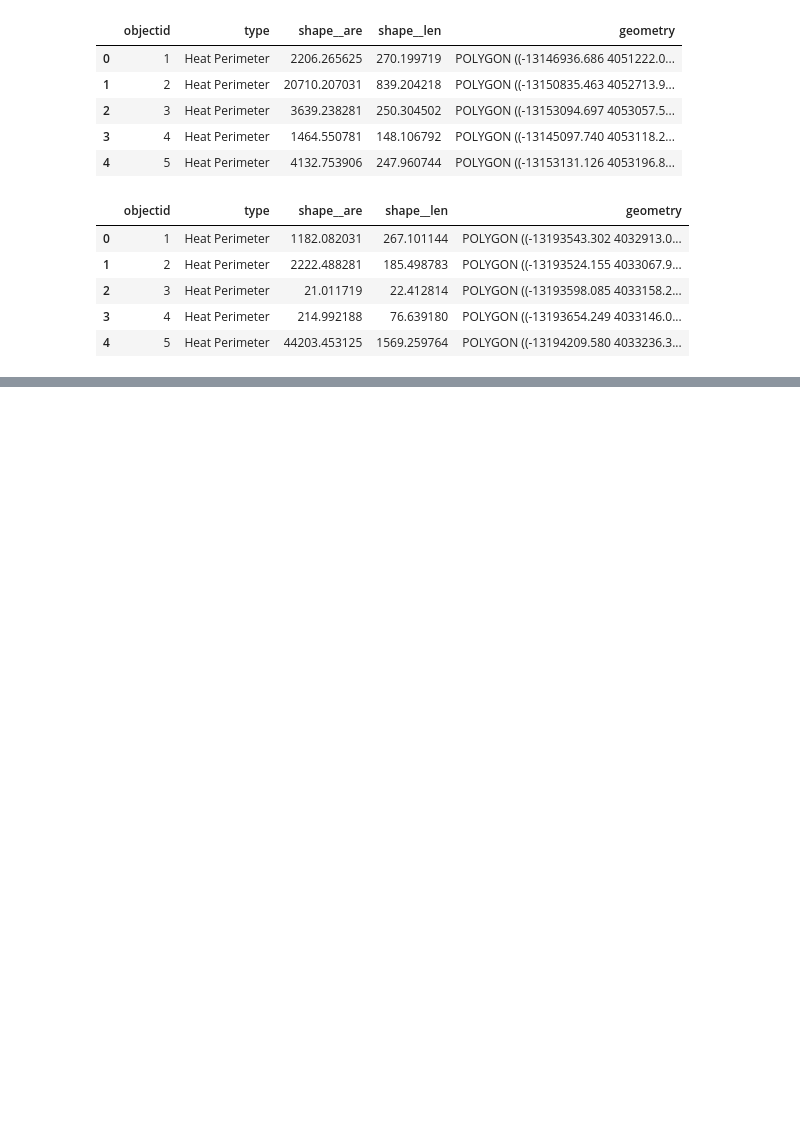
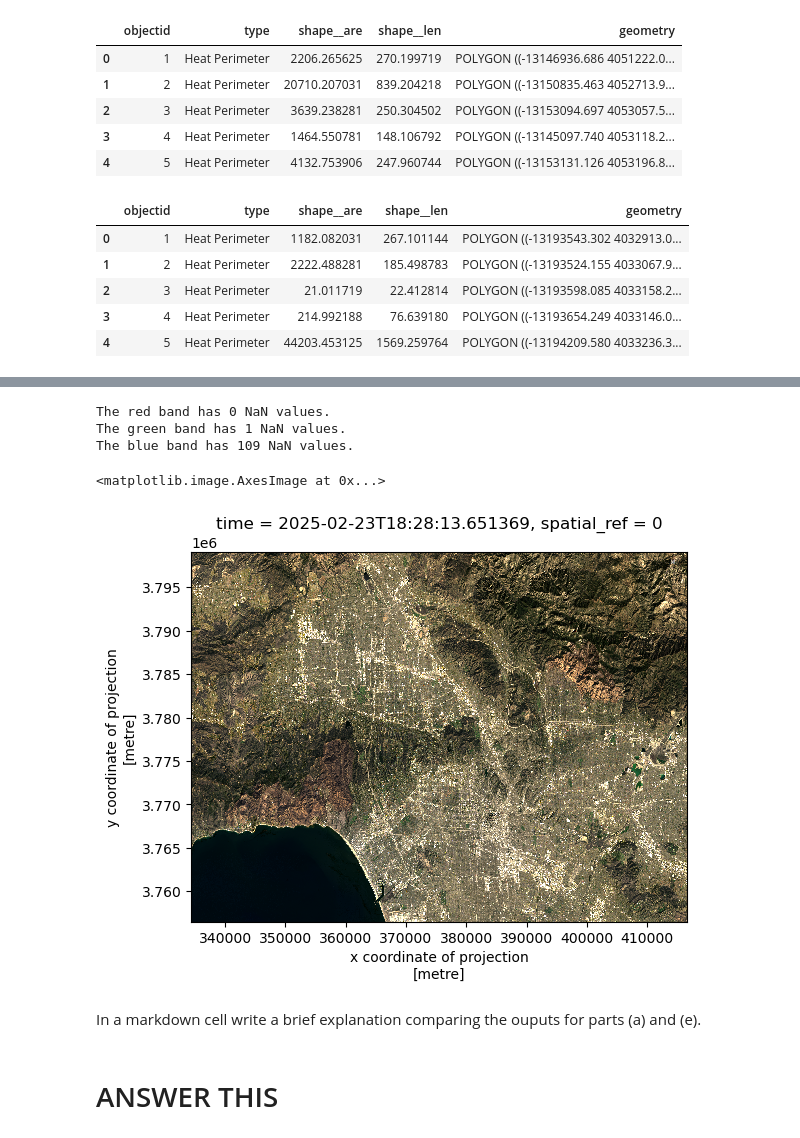
Before and after one commit to aakriti-poudel-chhetri/eds220-hwk4, a Jupyter notebook: hwk4-task2-false-color-POUDEL.ipynb, the cells around one changed output, grey strips where cells are left out. Drawn from its saved outputs; the diff is of its cells as text; code cells hidden in the pictures; blank space fills up the shorter version.

```diff
--- a/hwk4-task2-false-color-POUDEL.ipynb
+++ b/hwk4-task2-false-color-POUDEL.ipynb
@@ -142,0 +245,25 @@ palisades.head()
+# %%
+# Identify NaN values in bands
+for i in ['red', 'green', 'blue']:
+    # .isnull() creates a boolean array (True where NaN)
+    # .sum() sums the True values (counts the NaNs)
+    # .item() converts the single result to a standard Python integer
+    nan_count = landsat_data[i].isnull().sum().item()
+    print(f"The {i} band has {nan_count} NaN values.")
+# %% [output]
+The red band has 0 NaN values.
+The green band has 1 NaN values.
+The blue band has 109 NaN values.
+# %%
+# Substitute the any nan values in the Landsat data for zero
+landsat_data = landsat_data.fillna(0)
+# %%
+# Create a new true color image that gets plotted without warnings
+landsat_data[['red', 'green', 'blue']].to_array().plot.imshow(robust = True)
+# %% [output]
+<matplotlib.image.AxesImage at 0x...>
+[figure, added]
+# %% [markdown]
+In a markdown cell write a brief explanation comparing the ouputs for parts (a) and (e).
+# %% [markdown]
+# ANSWER THIS
```
Also changed, not shown: parts of 19 cells of this notebook.
